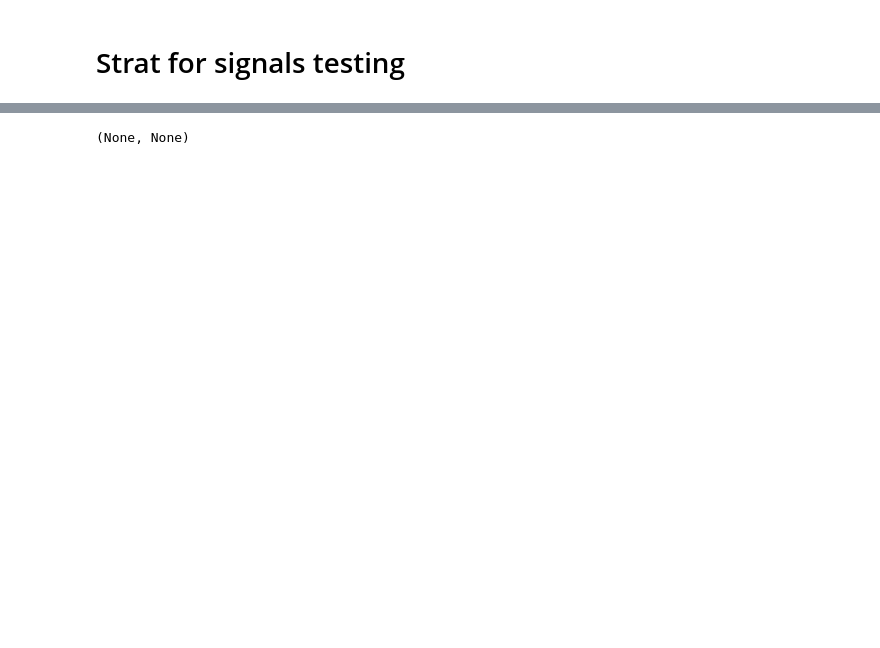
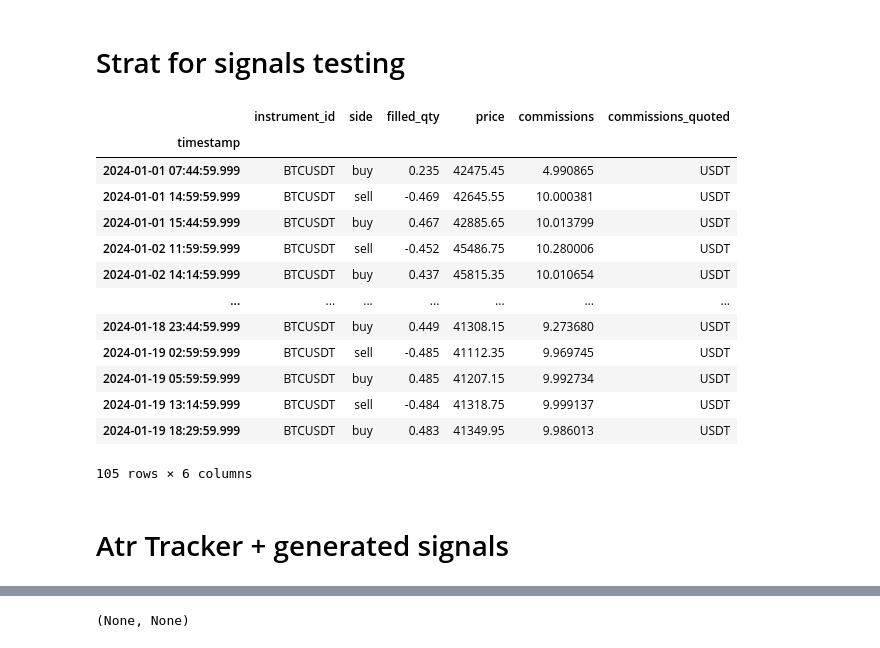
Before and after one commit to dmarienko/Qubx, a Jupyter notebook: experiments/6.0 Signals Tracking.ipynb, the cells around one changed output, grey strips where cells are left out. Saved outputs shown, nothing was run; the diff lists cells and outputs as text; code cells hidden in the pictures; blank space fills up the shorter version.

```diff
--- a/experiments/6.0 Signals Tracking.ipynb
+++ b/experiments/6.0 Signals Tracking.ipynb
@@ -67,17 +70,25 @@ class StrategyForTracking(IStrategy):
     def tracker(self, ctx: StrategyContext) -> PositionsTracker:
         return PositionsTracker(FixedRiskSizer(1, 10_000, reinvest_profit=True))
 # %%
+from qubx.trackers.riskctrl import AtrRiskTracker
+
 r = CsvStorageDataReader("../tests/data/csv")
 
-QubxLogConfig.set_log_level("DEBUG")
+QubxLogConfig.set_log_level("ERROR")
 
 rep = simulate({
-        "As Strategy": StrategyForTracking(timeframe="15Min", fast_period=5, slow_period=25),
+        "As Strategy 1": [
+            StrategyForTracking(timeframe="15Min", fast_period=5, slow_period=25),
+        ],
+
+        "As Strategy 2": [
+            StrategyForTracking(timeframe="15Min", fast_period=5, slow_period=25),
+            AtrRiskTracker(10, 5, '15Min', 50, atr_smoother='kama', sizer=FixedRiskSizer(0.5))
+        ]
     },
-    r, 10000, ["BINANCE.UM:BTCUSDT"],
+    r, 10000, [ "BINANCE.UM:BTCUSDT" ],
     dict(type="ohlc", timeframe="15Min", nback=0),
     "-1Sec",
     "vip0_usdt",
-    "2024-01-01", "2024-01-10",
-#     n_jobs=1
+    "2024-01-01", "2024-01-20",
 )
@@ -83,0 +97,19 @@ rep = simulate({
+# %%
+rep[0].executions_log
+# %% [output]
+|  | instrument_id | side | filled_qty | price | commissions | commissions_quoted |
+| timestamp |  |  |  |  |  |  |
+| 2024-01-01 07:44:59.999 | BTCUSDT | buy | 0.235 | 42475.45 | 4.990865 | USDT |
+| 2024-01-01 14:59:59.999 | BTCUSDT | sell | -0.469 | 42645.55 | 10.000381 | USDT |
+| 2024-01-01 15:44:59.999 | BTCUSDT | buy | 0.467 | 42885.65 | 10.013799 | USDT |
+| 2024-01-02 11:59:59.999 | BTCUSDT | sell | -0.452 | 45486.75 | 10.280006 | USDT |
+| 2024-01-02 14:14:59.999 | BTCUSDT | buy | 0.437 | 45815.35 | 10.010654 | USDT |
+| ... | ... | ... | ... | ... | ... | ... |
+| 2024-01-18 23:44:59.999 | BTCUSDT | buy | 0.449 | 41308.15 | 9.273680 | USDT |
+| 2024-01-19 02:59:59.999 | BTCUSDT | sell | -0.485 | 41112.35 | 9.969745 | USDT |
+| 2024-01-19 05:59:59.999 | BTCUSDT | buy | 0.485 | 41207.15 | 9.992734 | USDT |
+| 2024-01-19 13:14:59.999 | BTCUSDT | sell | -0.484 | 41318.75 | 9.999137 | USDT |
+| 2024-01-19 18:29:59.999 | BTCUSDT | buy | 0.483 | 41349.95 | 9.986013 | USDT |
+105 rows × 6 columns
+# %% [markdown]
+# Atr Tracker + generated signals
```
Also changed, not shown: parts of 9 cells of this notebook, 3 other files.
